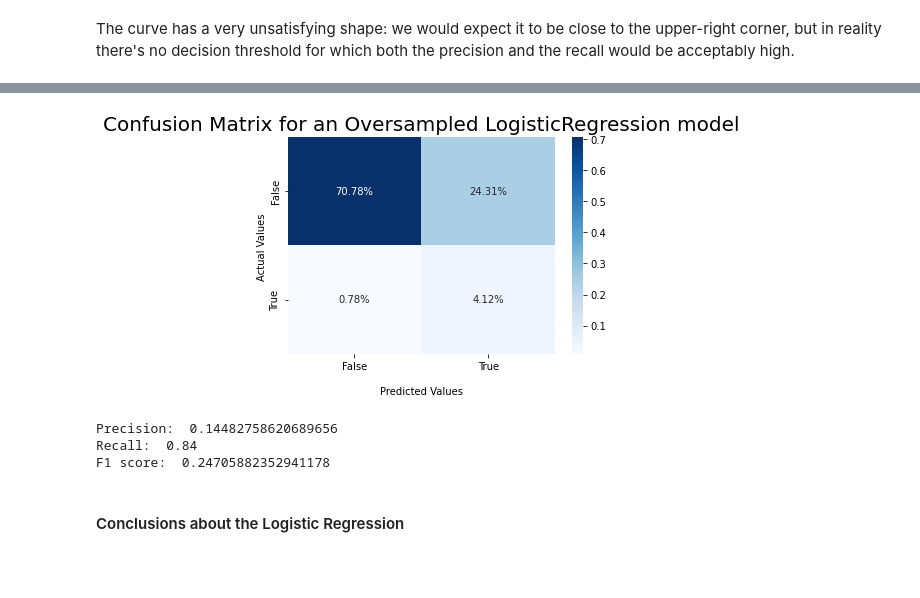
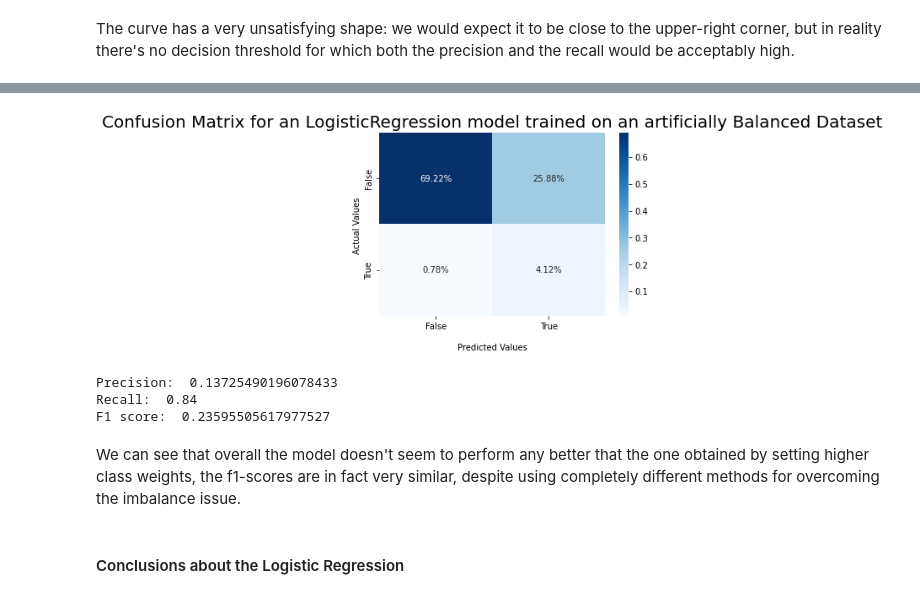
Before and after one commit to bori00/Stroke-Predictor, a Jupyter notebook: Stroke_Predictor_ML_Only.ipynb, the cells around one changed output, grey strips where cells are left out. Cells and saved outputs as stored; diff of their text form; code cells hidden in the pictures; blank space fills up the shorter version.

Commit message:
add SVC experiments for SMOTE and explanations for balancing issue

```diff
--- a/Stroke_Predictor_ML_Only.ipynb
+++ b/Stroke_Predictor_ML_Only.ipynb
@@ -451,7 +475,10 @@ Requirement already satisfied: numpy>=1.13.3 in /usr/local/lib/python3.7/dist-pa
 Requirement already satisfied: threadpoolctl>=2.0.0 in /usr/local/lib/python3.7/dist-packages (from scikit-learn>=0.24->imbalanced-learn) (3.1.0)
+# %%
+undersampler = RandomUnderSampler(sampling_strategy='majority', random_state=random_state)
+us_X_train1, us_y_train1 = undersampler.fit_resample(X_train1, y_train1)
 # %%
 oversample = SMOTE()
-ovs_X_train1, ovs_y_train1 = oversample.fit_resample(X_train1, y_train1)
+smote_X_train1, smote_y_train1 = oversample.fit_resample(us_X_train1, us_y_train1)
 # %% [markdown]
 ### Expectations from the Model
 # %% [markdown]
@@ -663,7 +690,7 @@ The curve has a very unsatisfying shape: we would expect it to be close to the u
 # %%
-ovs_log_reg = LogisticRegression(random_state=random_state, max_iter=1000, tol=1e-6)
-y_pred = cross_val_predict(ovs_log_reg, ovs_X_train1, ovs_y_train1, cv=5)
-conf_mat = confusion_matrix(ovs_y_train1, y_pred)
+smote_log_reg = LogisticRegression(random_state=random_state, max_iter=1000, tol=1e-6)
+y_pred = cross_val_predict(smote_log_reg, smote_X_train1, smote_y_train1, cv=5)
+conf_mat = confusion_matrix(smote_y_train1, y_pred)
 plot_confusion_matrix_with_percentages(conf_mat, "Confusion Matrix for an Oversampled LogisticRegression model")
-print_metrics(ovs_y_train1, y_pred)
+print_metrics(smote_y_train1, y_pred)
 # %% [output]
@@ -674,16 +709,18 @@ F1 score:  0.792621022656927
 # %%
-ovs_log_reg.fit(ovs_X_train1, ovs_y_train1)
+smote_log_reg.fit(smote_X_train1, smote_y_train1)
 
-y_pred = ovs_log_reg.predict(X_valid1)
+y_pred = smote_log_reg.predict(X_valid1)
 
 conf_mat = confusion_matrix(y_valid1, y_pred)
-plot_confusion_matrix_with_percentages(conf_mat, "Confusion Matrix for an Oversampled LogisticRegression model")
+plot_confusion_matrix_with_percentages(conf_mat, "Confusion Matrix for an LogisticRegression model trained on an artificially Balanced Dataset")
 print_metrics(y_valid1, y_pred)
 # %% [output]
-[figure, old version]
+[figure, new version]
-Precision:  0.14482758620689656
+Precision:  0.13725490196078433
 Recall:  0.84
-F1 score:  0.24705882352941178
+F1 score:  0.23595505617977527
+# %% [markdown]
+We can see that overall the model doesn't seem to perform any better that the one obtained by setting higher class weights, the f1-scores are in fact very similar, despite using completely different methods for overcoming the imbalance issue.
 # %% [markdown]
 #### Conclusions about the Logistic Regression
 # %% [markdown]
```
Also changed, not shown: parts of 19 cells of this notebook.
